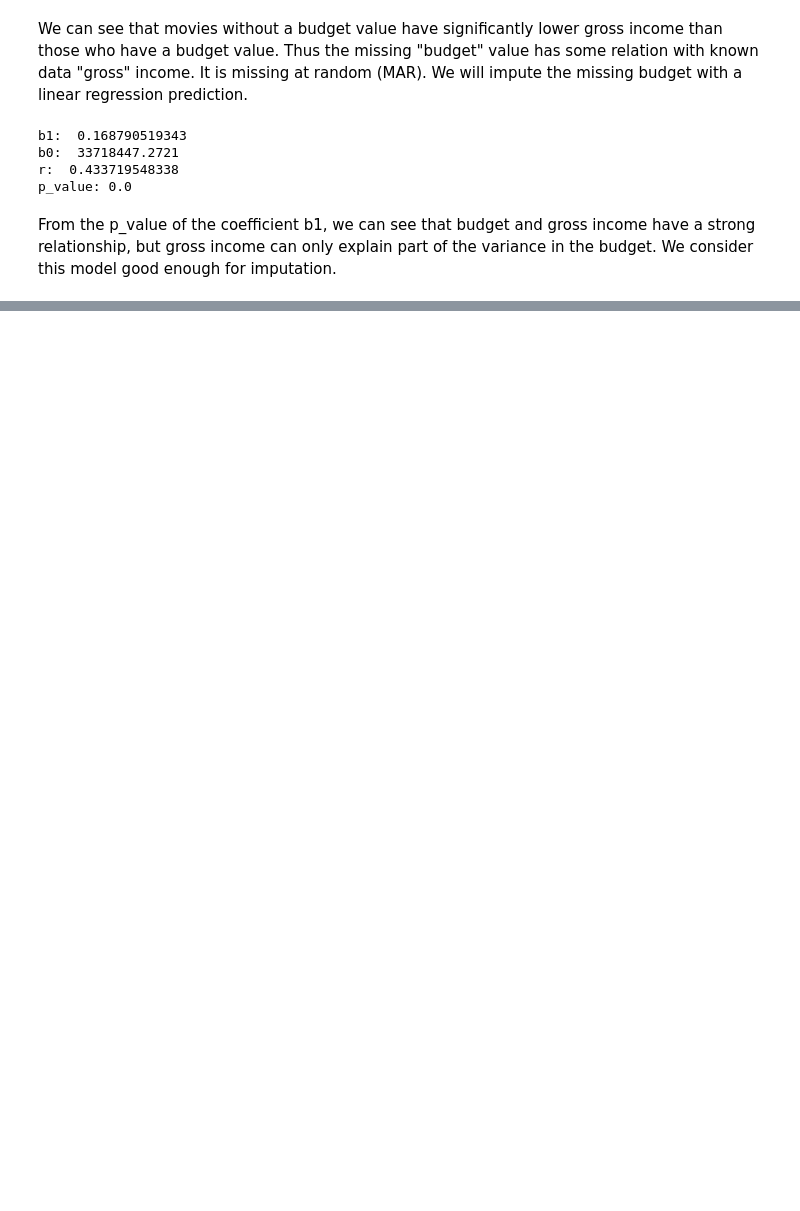
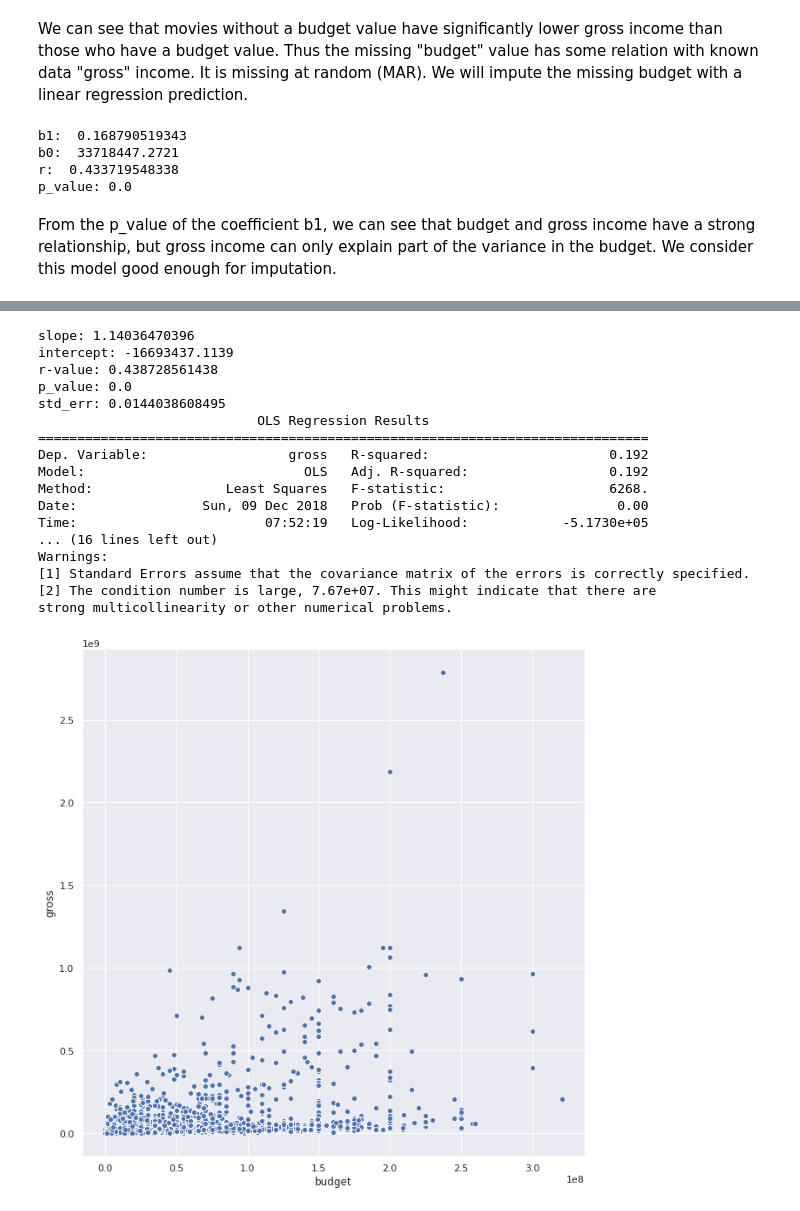
Before and after one commit to rayguan97/CMSC320, a Jupyter notebook: Final Tutorial.ipynb, the cells around one changed output, grey strips where cells are left out. Drawn from its saved outputs; the diff is of its cells as text; code cells hidden in the pictures; blank space fills up the shorter version.

Commit message:
prediction left

```diff
--- a/Final Tutorial.ipynb
+++ b/Final Tutorial.ipynb
@@ -546,0 +605,32 @@ data
+# %%
+slope, intercept, r_value, p_value, std_err = stats.linregress(dataset.budget, dataset.gross)
+print("slope:", slope)
+print("intercept:", intercept)
+print("r-value:", r_value)
+print("p_value:", p_value)
+print("std_err:", std_err)
+
+model3 = ols(formula='gross ~ budget', data=dataset).fit()
+print(model3.summary())
+
+plot3 = sns.relplot(x = "budget", y = "gross", data = dataset)
+plot3.fig.set_size_inches(10, 10)
+# %% [output]
+slope: 1.14036470396
+intercept: -16693437.1139
+r-value: 0.438728561438
+p_value: 0.0
+std_err: 0.0144038608495
+                            OLS Regression Results
+==============================================================================
+Dep. Variable:                  gross   R-squared:                       0.192
+Model:                            OLS   Adj. R-squared:                  0.192
+Method:                 Least Squares   F-statistic:                     6268.
+Date:                Sun, 09 Dec 2018   Prob (F-statistic):               0.00
+Time:                        07:52:19   Log-Likelihood:            -5.1730e+05
+... (16 lines left out)
+Warnings:
+[1] Standard Errors assume that the covariance matrix of the errors is correctly specified.
+[2] The condition number is large, 7.67e+07. This might indicate that there are
+strong multicollinearity or other numerical problems.
+[figure, added]
```
Also changed, not shown: parts of 28 cells of this notebook, 7 other files.
